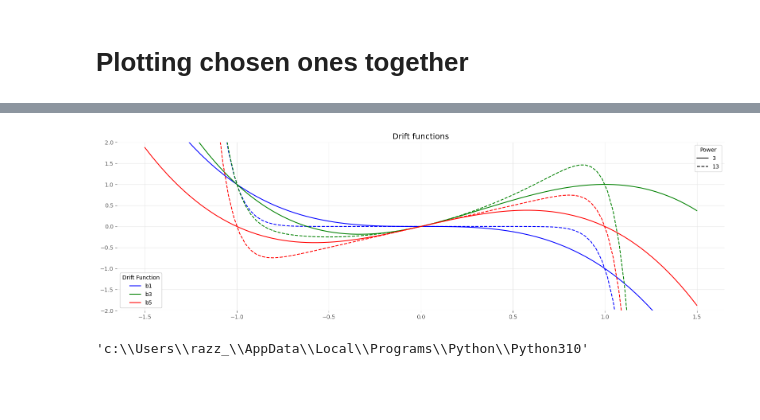
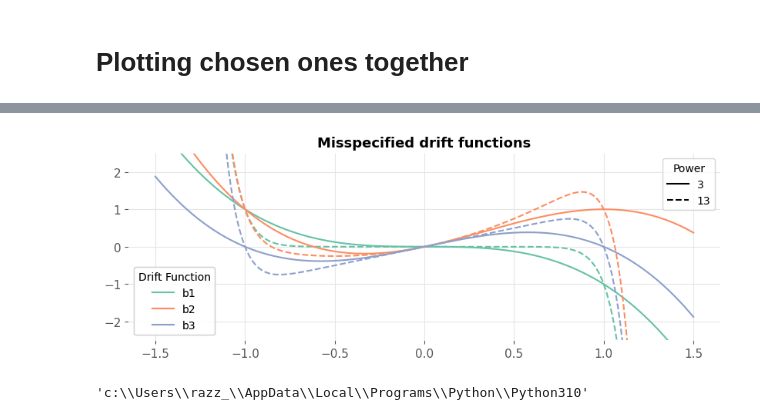
Before and after one commit to RasmusBrostroem/Data-driven-algorithms-for-Impulse-control-problem-Thesis, a Jupyter notebook: TestingMisspecificationFunctions.ipynb, the cells around one changed output, grey strips where cells are left out. Cells and saved outputs as stored; diff of their text form; code cells hidden in the pictures; blank space fills up the shorter version.

```diff
--- a/TestingMisspecificationFunctions.ipynb
+++ b/TestingMisspecificationFunctions.ipynb
@@ -181,21 +182,23 @@ expected_hitting_times = [pros.xi(x_range_xi) for pros in diffProsses]
 # %%
 # Define colors for each drift function
 colors = {
-    "b1": "blue",
-    "b3": "green",
-    "b5": "red"
+    "b1": "#66c2a5",
+    "b2": "#fc8d62",
+    "b3": "#8da0cb"
 }
 
-fig, ax = plt.subplots(1, 2, figsize=(16, 5))
+fig, ax = plt.subplots(1,2,figsize=(8.3, 3.2))
 
 for i, invariant_density in enumerate(invariant_densities):
     power = powers[i % 2]
     driftFunc = driftFuncs[i // 2]
     linestyle = '--' if power == 13 else '-'
     color = colors[driftFunc]
-    ax[0].plot(x_range_invariant, invariant_density, label=f"power = {power}, {driftFunc}", linestyle=linestyle, color=color)
+    ax[0].plot(x_range_invariant, invariant_density, label=f"Drift power = {power}, {driftFunc}", linestyle=linestyle, color=color)
 
-ax[0].set_title("Invariant density")
+ax[0].set_title("Invariant density", fontsize=13, fontweight="bold")
+ax[0].tick_params(axis='both', which='major', labelsize=11)
+ax[0].tick_params(axis='both', which='minor', labelsize=11)
 
 for i, expected_hitting_time in enumerate(expected_hitting_times):
     power = powers[i % 2]
@@ -204,8 +207,10 @@ for i, expected_hitting_time in enumerate(expected_hitting_times):
     color = colors[driftFunc]
     ax[1].plot(x_range_xi, expected_hitting_time, label=f"power = {power}, {driftFunc}", linestyle=linestyle, color=color)
 
-ax[1].set_title("Expected hitting times")
+ax[1].set_title("Expected hitting times", fontsize=13, fontweight="bold")
 ax[1].ticklabel_format(style="plain")
+ax[1].tick_params(axis='both', which='major', labelsize=11)
+ax[1].tick_params(axis='both', which='minor', labelsize=11)
 #ax[1].set_ylim([0, 100])
 
 # Create custom legend for line styles
@@ -218,6 +223,8 @@ ax[0].add_artist(legend_style)
 color_legend_elements = [mlines.Line2D([], [], color=colors[driftFunc], label=f"{driftFunc}") for driftFunc in driftFuncs]
 legend_color = ax[1].legend(handles=color_legend_elements, loc='upper left', title='Drift Function')
 ax[1].add_artist(legend_color)
+ax[1].set_ylim([0, 15])
 plt.tight_layout()
+#plt.savefig(r'C:\Users\razz_\OneDrive - Aarhus Universitet\UNI\DataVidenskab\10. Semester\Images\Misspecification\DensityAndHittingTimes2.pdf')
 plt.show()
 # %% [output]
@@ -233,50 +240,52 @@ def b5(power: float):
     return lambda x: -x**power + x
 
 powers = [3, 13]
-driftFuncs = ["b1", "b3", "b5"]
+driftFuncs = ["b1", "b2", "b3"]
 
 drifts = [b1(p) for p in powers] + [b3(p) for p in powers] + [b5(p) for p in powers]
 
-vals = np.linspace(-1.5,1.5,100)
+vals = np.linspace(-1.5,1.5,200)
 Xs = [[b(x) for x in vals] for b in drifts]
 # %%
 # Define colors for each drift function
 colors = {
-    "b1": "blue",
-    "b3": "green",
-    "b5": "red"
+    "b1": "#66c2a5",
+    "b2": "#fc8d62",
+    "b3": "#8da0cb"
 }
 
-fig, ax = plt.subplots(1, 1, figsize=(16, 5))
+fig, ax = plt.subplots(1,1,figsize=(8.3, 3.2))
 
 for i, X in enumerate(Xs):
     power = powers[i % 2]
     driftFunc = driftFuncs[i // 2]
     linestyle = '--' if power == 13 else '-'
     color = colors[driftFunc]
     ax.plot(vals, X, label=f"power = {power}, {driftFunc}", linestyle=linestyle, color=color)
 
-ax.set_title("Drift functions")
-
+ax.set_title("Misspecified drift functions", fontsize=13, fontweight="bold")
+ax.tick_params(axis='both', which='major', labelsize=11)
+ax.tick_params(axis='both', which='minor', labelsize=11)
+ax.ticklabel_format(style="plain")
 
 # Create custom legend for line styles
 line_style_solid = mlines.Line2D([], [], linestyle='-', color='black', label='3')
 line_style_dashed = mlines.Line2D([], [], linestyle='--', color='black', label='13')
 legend_style = ax.legend(handles=[line_style_solid, line_style_dashed], loc='upper right', title='Power')
 ax.add_artist(legend_style)
 
 # Create custom legend for colors
 color_legend_elements = [mlines.Line2D([], [], color=colors[driftFunc], label=f"{driftFunc}") for driftFunc in driftFuncs]
 legend_color = ax.legend(handles=color_legend_elements, loc='lower left', title='Drift Function')
 ax.add_artist(legend_color)
 # ax.axhline(y=0, xmin=-1.5, xmax=1.5, color="black")
 # ax.vlines(x=0, ymin=-5, ymax=5, color="black")
-ax.set_ylim([-2, 2])
+ax.set_ylim([-2.5, 2.5])
 plt.tight_layout()
-plt.style.use(r"C:\Users\razz_\AppData\Local\Programs\Python\Python310\Lib\site-packages\matplotlib\mpl-data\stylelib\theme_bw.mplstyle")
+#plt.savefig(r'C:\Users\razz_\OneDrive - Aarhus Universitet\UNI\DataVidenskab\10. Semester\Images\Misspecification\DriftFunctions.pdf')
 plt.show()
 # %% [output]
-[figure, old version]
+[figure, new version]
 # %%
 import os
 import sys
```
Also changed, not shown: parts of 3 cells of this notebook.
